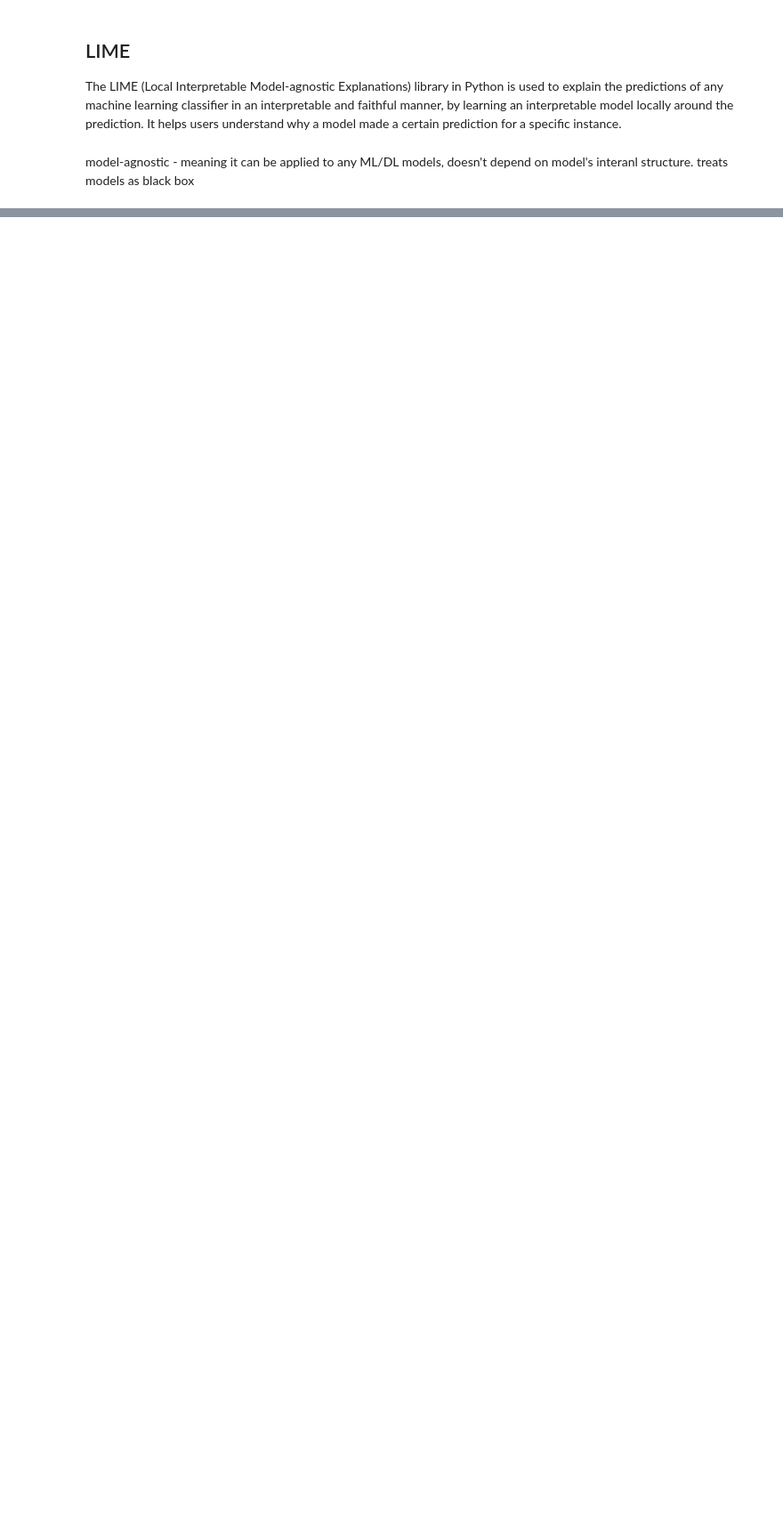
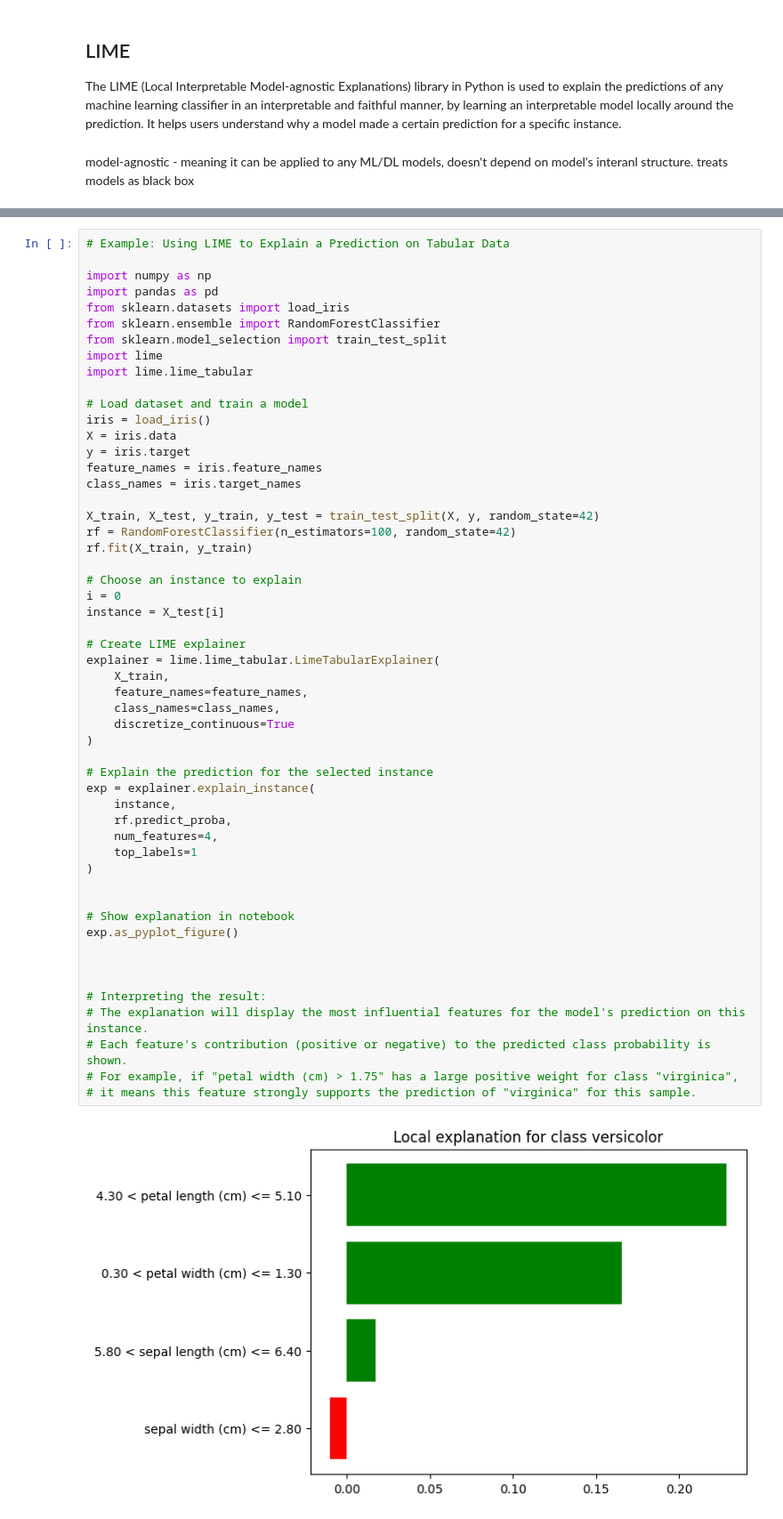
Before and after one commit to senthilkumarimuth/gists, a Jupyter notebook: artificial_intelligence/explainability/lime_for_local.ipynb, the cells around one changed output, grey strips where cells are left out. Shown at 89% size. Cells and saved outputs as stored; diff of their text form; blank space fills up the shorter version.

```diff
--- a/artificial_intelligence/explainability/lime_for_local.ipynb
+++ b/artificial_intelligence/explainability/lime_for_local.ipynb
@@ -31,0 +79,55 @@ model-agnostic - meaning it can be applied to any ML/DL models, doesn't depend o
+# %%
+# Example: Using LIME to Explain a Prediction on Tabular Data
+
+import numpy as np
+import pandas as pd
+from sklearn.datasets import load_iris
+from sklearn.ensemble import RandomForestClassifier
+from sklearn.model_selection import train_test_split
+import lime
+import lime.lime_tabular
+
+# Load dataset and train a model
+iris = load_iris()
+X = iris.data
+y = iris.target
+feature_names = iris.feature_names
+class_names = iris.target_names
+
+X_train, X_test, y_train, y_test = train_test_split(X, y, random_state=42)
+rf = RandomForestClassifier(n_estimators=100, random_state=42)
+rf.fit(X_train, y_train)
+
+# Choose an instance to explain
+i = 0
+instance = X_test[i]
+
+# Create LIME explainer
+explainer = lime.lime_tabular.LimeTabularExplainer(
+    X_train,
+    feature_names=feature_names,
+    class_names=class_names,
+    discretize_continuous=True
+)
+
+# Explain the prediction for the selected instance
+exp = explainer.explain_instance(
+    instance,
+    rf.predict_proba,
+    num_features=4,
+    top_labels=1
+)
+
+
+# Show explanation in notebook
+exp.as_pyplot_figure()
+
+
+
+# Interpreting the result:
+# The explanation will display the most influential features for the model's prediction on this instance.
+# Each feature's contribution (positive or negative) to the predicted class probability is shown.
+# For example, if "petal width (cm) > 1.75" has a large positive weight for class "virginica",
+# it means this feature strongly supports the prediction of "virginica" for this sample.
+# %% [output]
+[figure, added]
```
Also changed, not shown: parts of 5 cells of this notebook.
